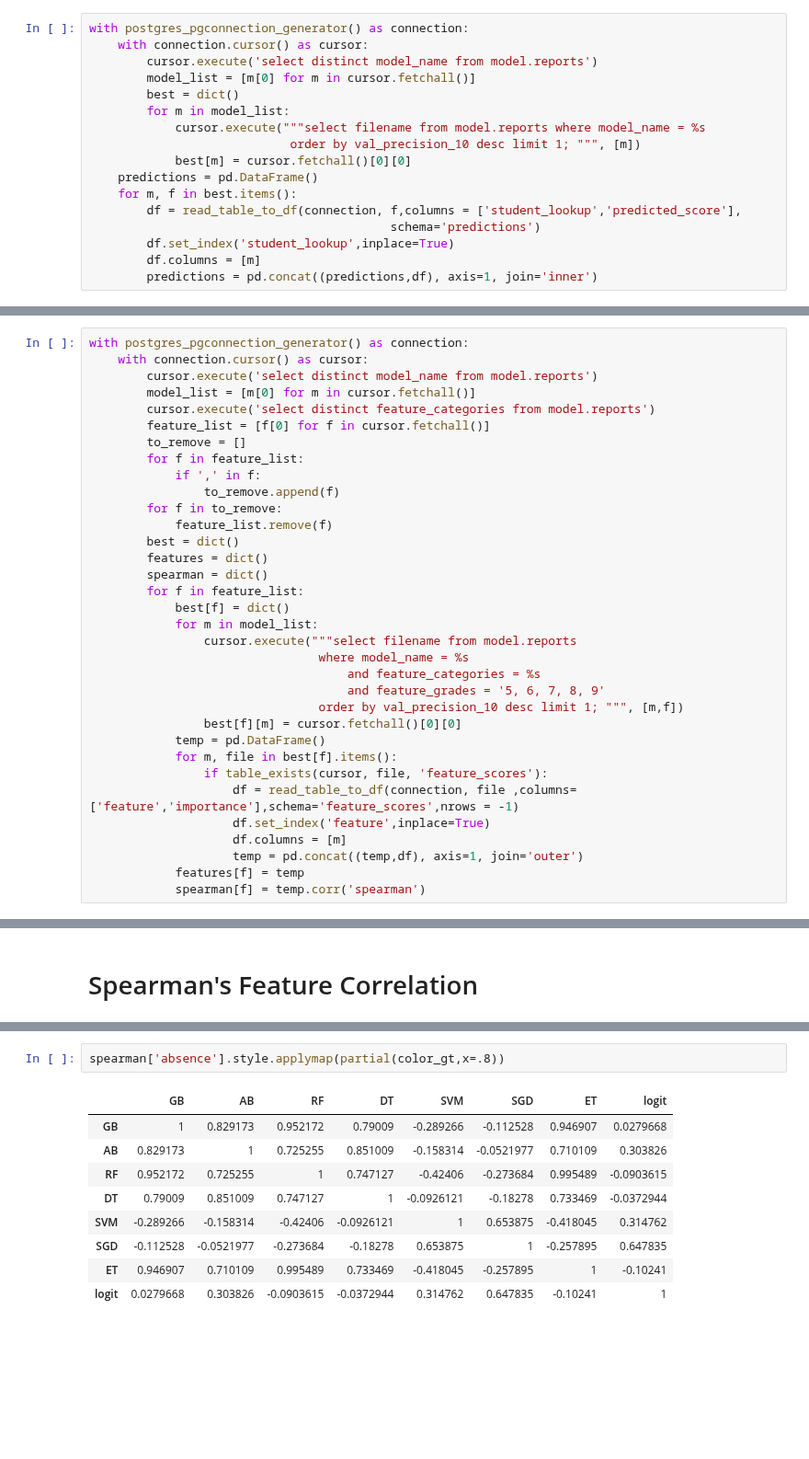
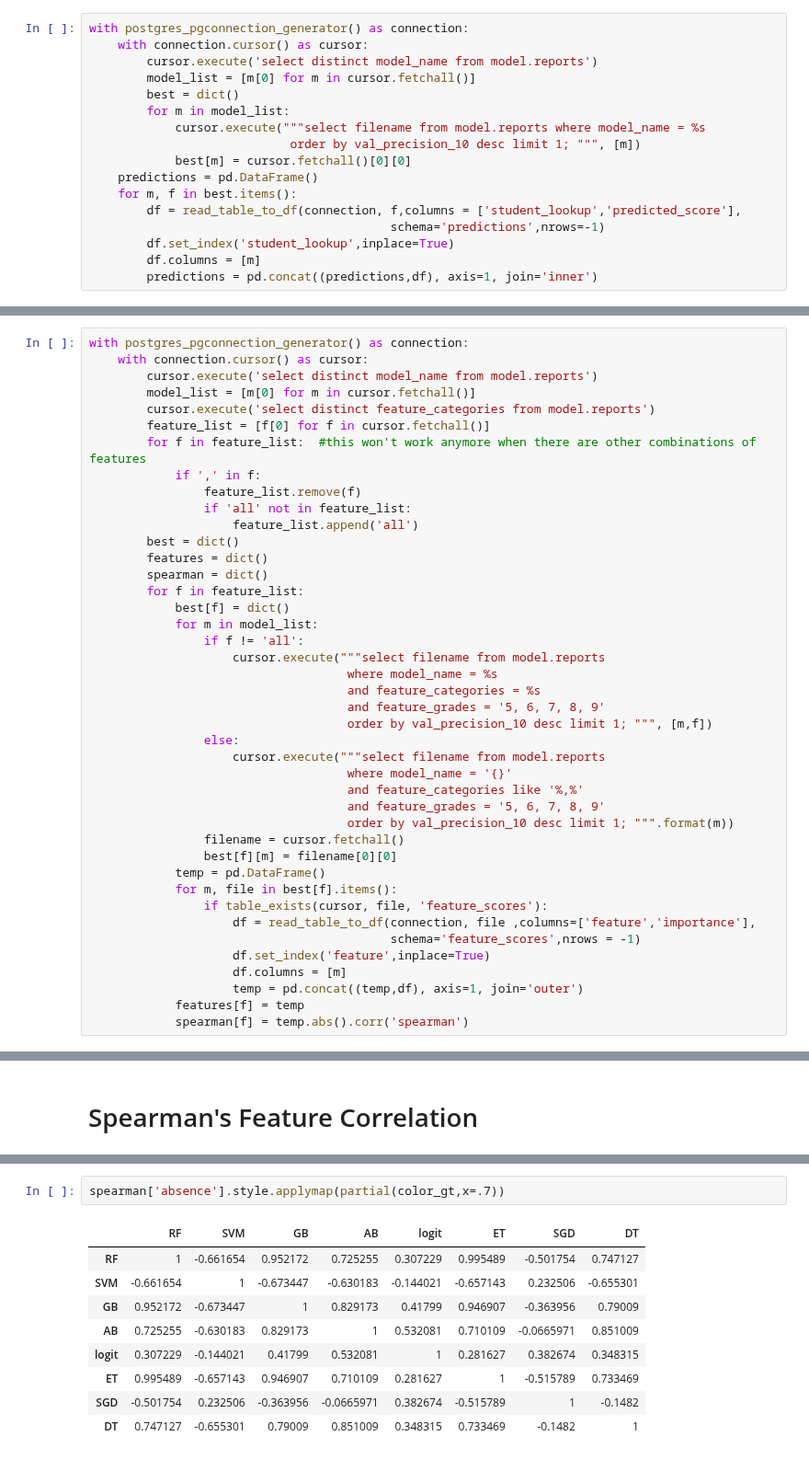
Before and after one commit to jgutman/mvesc, a Jupyter notebook: Models_Results/rank_correlation.ipynb, the cells around one changed output, grey strips where cells are left out. Shown at 92% size. Drawn from its saved outputs; the diff is of its cells as text; blank space fills up the shorter version.

```diff
--- a/Models_Results/rank_correlation.ipynb
+++ b/Models_Results/rank_correlation.ipynb
@@ -52,7 +52,7 @@ with postgres_pgconnection_generator() as connection:
     predictions = pd.DataFrame()
     for m, f in best.items():
         df = read_table_to_df(connection, f,columns = ['student_lookup','predicted_score'],
-                                          schema='predictions')
+                                          schema='predictions',nrows=-1)
         df.set_index('student_lookup',inplace=True)
         df.columns = [m]
         predictions = pd.concat((predictions,df), axis=1, join='inner')
@@ -98,30 +81,38 @@ with postgres_pgconnection_generator() as connection:
         model_list = [m[0] for m in cursor.fetchall()]
         cursor.execute('select distinct feature_categories from model.reports')
         feature_list = [f[0] for f in cursor.fetchall()]
-        to_remove = []
-        for f in feature_list:
+        for f in feature_list:  #this won't work anymore when there are other combinations of features
             if ',' in f:
-                to_remove.append(f)
-        for f in to_remove:
-            feature_list.remove(f)
+                feature_list.remove(f)
+                if 'all' not in feature_list:
+                    feature_list.append('all')
         best = dict()
         features = dict()
         spearman = dict()
         for f in feature_list:
             best[f] = dict()
             for m in model_list:
-                cursor.execute("""select filename from model.reports
-                                where model_name = %s
+                if f != 'all':
+                    cursor.execute("""select filename from model.reports
+                                    where model_name = %s
                                     and feature_categories = %s
                                     and feature_grades = '5, 6, 7, 8, 9'
-                                order by val_precision_10 desc limit 1; """, [m,f])
-                best[f][m] = cursor.fetchall()[0][0]
+                                    order by val_precision_10 desc limit 1; """, [m,f])
+                else:
+                    cursor.execute("""select filename from model.reports
+                                    where model_name = '{}'
+                                    and feature_categories like '%,%'
+                                    and feature_grades = '5, 6, 7, 8, 9'
+                                    order by val_precision_10 desc limit 1; """.format(m))
+                filename = cursor.fetchall()
+                best[f][m] = filename[0][0]
             temp = pd.DataFrame()
             for m, file in best[f].items():
                 if table_exists(cursor, file, 'feature_scores'):
-                    df = read_table_to_df(connection, file ,columns=['feature','importance'],schema='feature_scores',nrows = -1)
+                    df = read_table_to_df(connection, file ,columns=['feature','importance'],
+                                          schema='feature_scores',nrows = -1)
                     df.set_index('feature',inplace=True)
                     df.columns = [m]
                     temp = pd.concat((temp,df), axis=1, join='outer')
             features[f] = temp
-            spearman[f] = temp.corr('spearman')
+            spearman[f] = temp.abs().corr('spearman')
@@ -152,15 +147,15 @@ features['absence'].head()
 # %%
-spearman['absence'].style.applymap(partial(color_gt,x=.8))
+spearman['absence'].style.applymap(partial(color_gt,x=.7))
 # %% [output]
-|  | GB | AB | RF | DT | SVM | SGD | ET | logit |
-| GB | 1 | 0.829173 | 0.952172 | 0.79009 | -0.289266 | -0.112528 | 0.946907 | 0.0279668 |
-| AB | 0.829173 | 1 | 0.725255 | 0.851009 | -0.158314 | -0.0521977 | 0.710109 | 0.303826 |
-| RF | 0.952172 | 0.725255 | 1 | 0.747127 | -0.42406 | -0.273684 | 0.995489 | -0.0903615 |
-| DT | 0.79009 | 0.851009 | 0.747127 | 1 | -0.0926121 | -0.18278 | 0.733469 | -0.0372944 |
-| SVM | -0.289266 | -0.158314 | -0.42406 | -0.0926121 | 1 | 0.653875 | -0.418045 | 0.314762 |
-| SGD | -0.112528 | -0.0521977 | -0.273684 | -0.18278 | 0.653875 | 1 | -0.257895 | 0.647835 |
-| ET | 0.946907 | 0.710109 | 0.995489 | 0.733469 | -0.418045 | -0.257895 | 1 | -0.10241 |
-| logit | 0.0279668 | 0.303826 | -0.0903615 | -0.0372944 | 0.314762 | 0.647835 | -0.10241 | 1 |
+|  | RF | SVM | GB | AB | logit | ET | SGD | DT |
+| RF | 1 | -0.661654 | 0.952172 | 0.725255 | 0.307229 | 0.995489 | -0.501754 | 0.747127 |
+| SVM | -0.661654 | 1 | -0.673447 | -0.630183 | -0.144021 | -0.657143 | 0.232506 | -0.655301 |
+| GB | 0.952172 | -0.673447 | 1 | 0.829173 | 0.41799 | 0.946907 | -0.363956 | 0.79009 |
+| AB | 0.725255 | -0.630183 | 0.829173 | 1 | 0.532081 | 0.710109 | -0.0665971 | 0.851009 |
+| logit | 0.307229 | -0.144021 | 0.41799 | 0.532081 | 1 | 0.281627 | 0.382674 | 0.348315 |
+| ET | 0.995489 | -0.657143 | 0.946907 | 0.710109 | 0.281627 | 1 | -0.515789 | 0.733469 |
+| SGD | -0.501754 | 0.232506 | -0.363956 | -0.0665971 | 0.382674 | -0.515789 | 1 | -0.1482 |
+| DT | 0.747127 | -0.655301 | 0.79009 | 0.851009 | 0.348315 | 0.733469 | -0.1482 | 1 |
 # %%
 features['mobility'].head()
 # %% [output]
```
Also changed, not shown: parts of 18 cells of this notebook.
